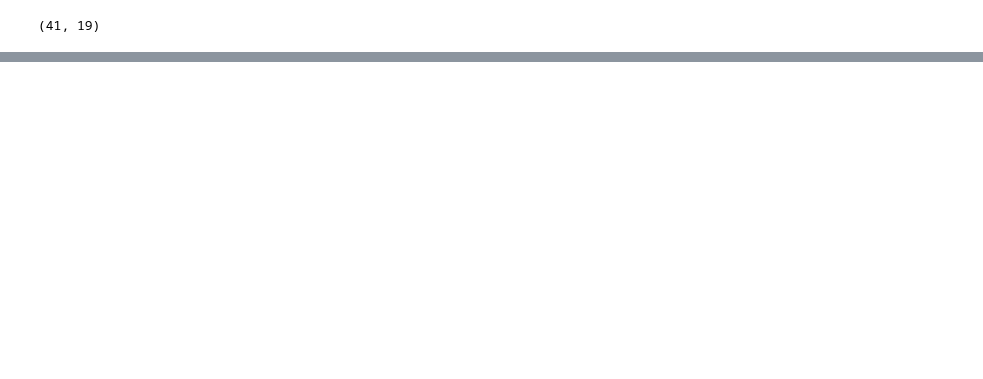
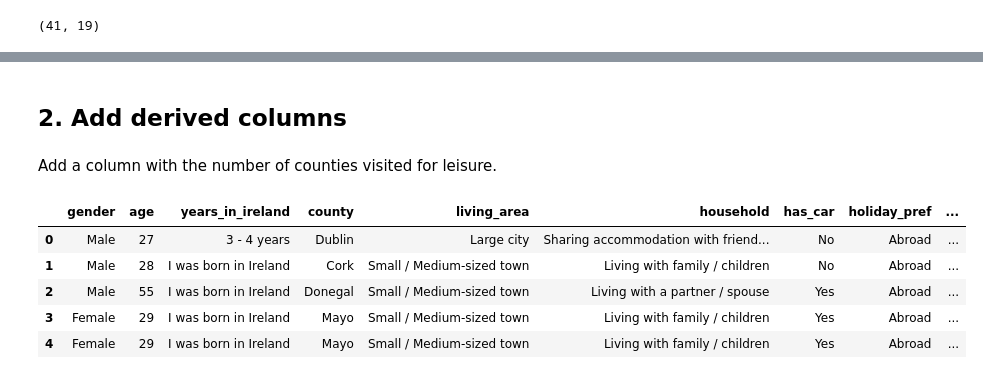
Before and after one commit to sba26106-bit/stat-techniques-ca1, a Jupyter notebook: CA1 Statistical Techniques for DA.ipynb, the cells around one changed output, grey strips where cells are left out. Drawn from its saved outputs; the diff is of its cells as text; code cells hidden in the pictures; blank space fills up the shorter version.

```diff
--- a/CA1 Statistical Techniques for DA.ipynb
+++ b/CA1 Statistical Techniques for DA.ipynb
@@ -139 +256,22 @@ Unnamed: 0
 dtype: int64
+# %% [markdown]
+## 2. Add derived columns
+# %% [markdown]
+Add a column with the number of counties visited for leisure.
+# %%
+# Number of counties visited for leisure (Q17 is multi-select, separated by ';')
+def count_counties(answer):
+    """Return how many counties are listed in one Q17 answer."""
+    return len(split_counties(answer))
+
+clean_df['n_counties'] = clean_df[VISITED_COL].apply(count_counties)
+# %%
+# Quick check
+clean_df.head()
+# %% [output]
+|  | gender | age | years_in_ireland | county | living_area | household | has_car | holiday_pref | ... |
+| 0 | Male | 27 | 3 - 4 years | Dublin | Large city | Sharing accommodation with friend... | No | Abroad | ... |
+| 1 | Male | 28 | I was born in Ireland | Cork | Small / Medium-sized town | Living with family / children | No | Abroad | ... |
+| 2 | Male | 55 | I was born in Ireland | Donegal | Small / Medium-sized town | Living with a partner / spouse | Yes | Abroad | ... |
+| 3 | Female | 29 | I was born in Ireland | Mayo | Small / Medium-sized town | Living with family / children | Yes | Abroad | ... |
+| 4 | Female | 29 | I was born in Ireland | Mayo | Small / Medium-sized town | Living with family / children | Yes | Abroad | ... |
```
Also changed, not shown: parts of 34 cells of this notebook, 1 other file.
